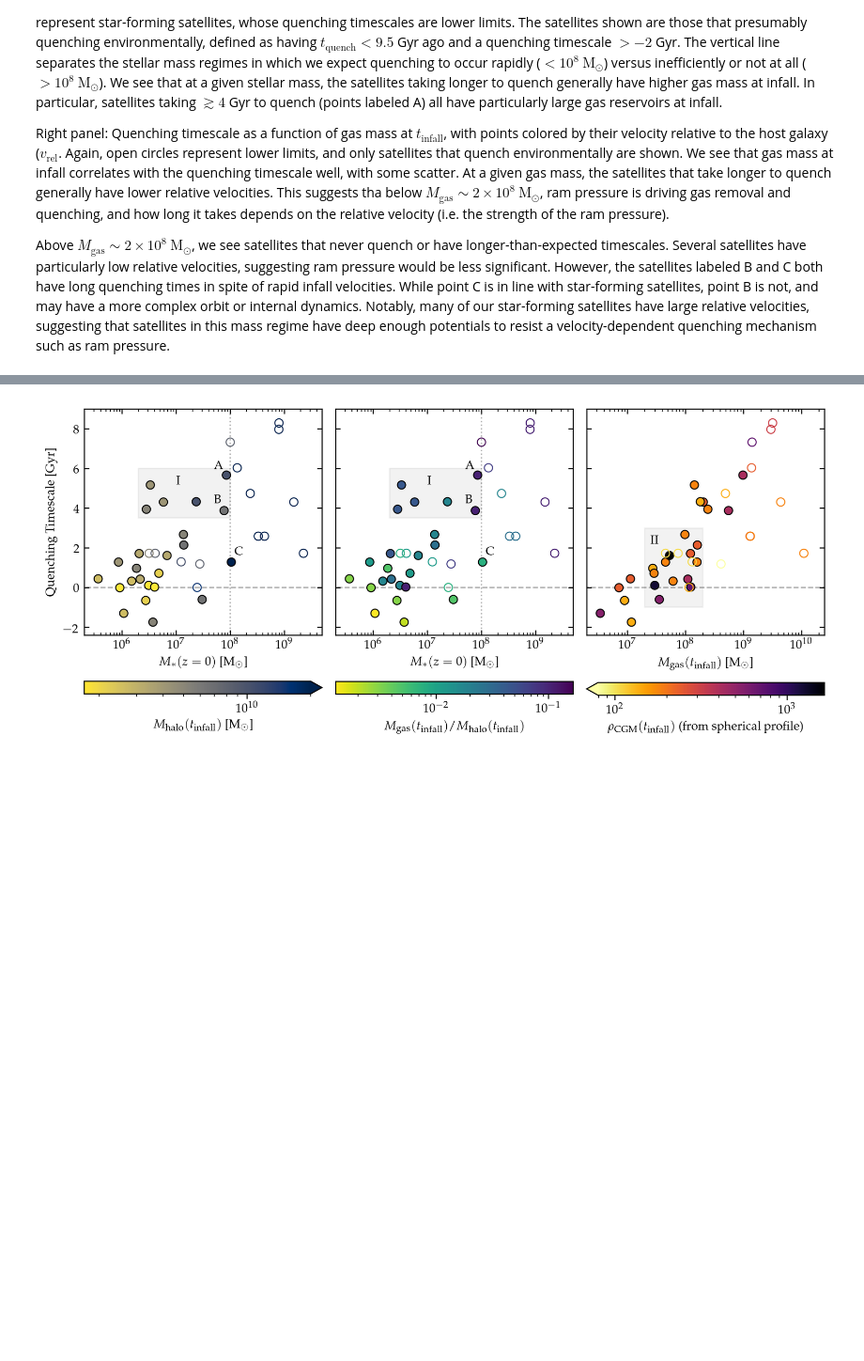
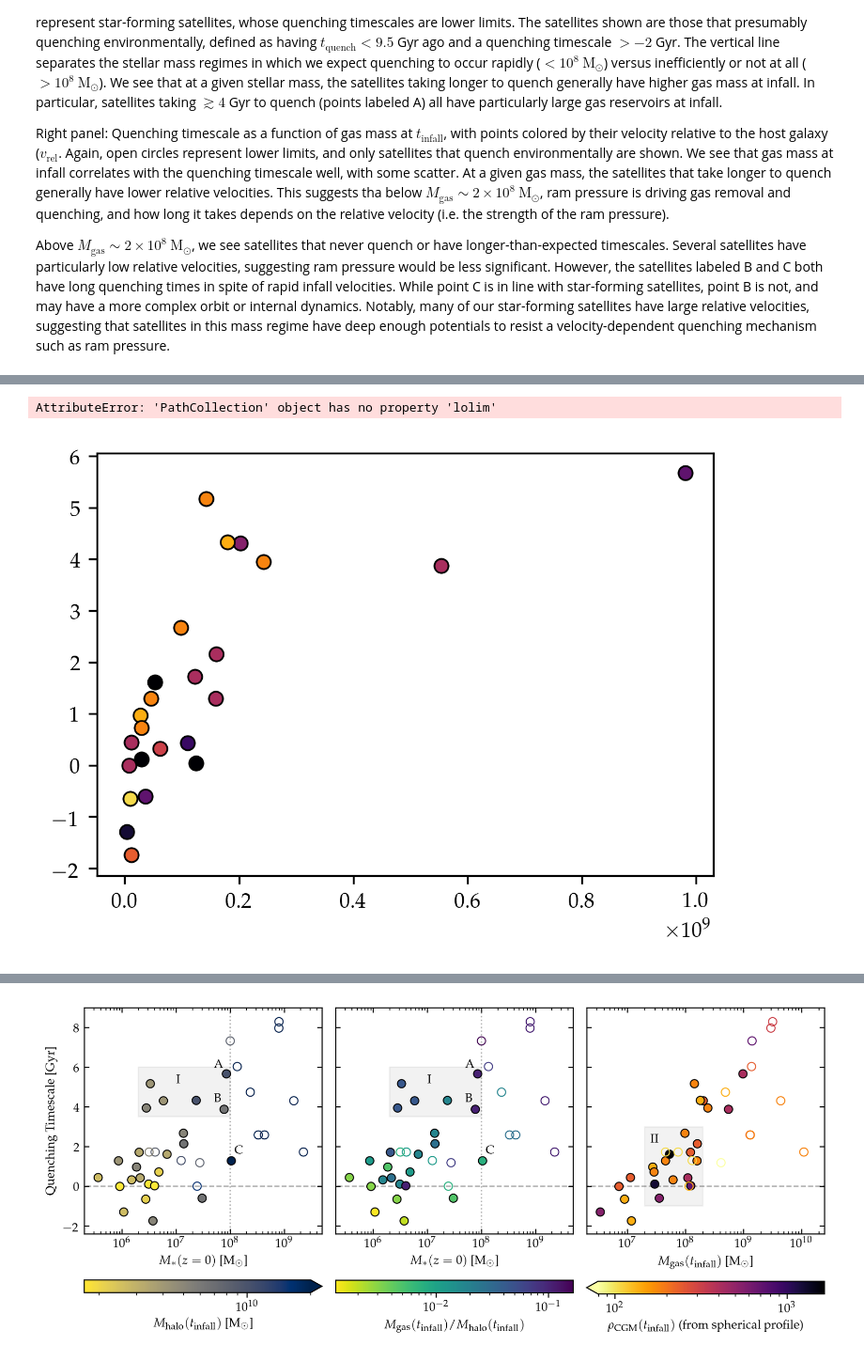
Before and after one commit to hollisakins/Justice_League_Code, a Jupyter notebook: Analysis/QuenchingTimescales/SFR_Quenching_Times.ipynb, the cells around one changed output, grey strips where cells are left out. Shown at 94% size. Drawn from its saved outputs; the diff is of its cells as text; code cells hidden in the pictures; blank space fills up the shorter version.

```diff
--- a/Analysis/QuenchingTimescales/SFR_Quenching_Times.ipynb
+++ b/Analysis/QuenchingTimescales/SFR_Quenching_Times.ipynb
@@ -1108,0 +1110,55 @@ FileNotFoundError: [Errno 2] No such file or directory: '../../Data/QuenchingTim
+# %%
+data = read_infall_properties()
+q = data[(data.tquench < 9.5)&(data.timescale > -2)] # select only satellites that quench *environmentally*
+# this may not be what we want to do in the end, but it certainly is helpful as I make the plots to reduce the *noise* i'm seeing
+quenched = np.array(data.quenched,dtype=bool)
+sf = data[~quenched]
+data = q.append(sf)
+
+sim = np.array(data.sim, dtype=str)
+haloid = np.array(data.haloid, dtype=int)
+
+fig, ax = plt.subplots(1,1, figsize=(4,2.8c),dpi=300, sharey=True, constrained_layout=True)
+pad = 0.01
+aspect = 8
+
+quenched = np.array(data.quenched,dtype=bool)
+mstar = np.array(data.z0_M_star,dtype=float)
+tinfall = np.array(data.tinfall)
+timescale = np.array(data.timescale)
+timescale[~quenched] = tinfall[~quenched]
+
+M_gas_at_infall = np.array(data.M_gas_at_infall, dtype=float)
+Pram = np.array(data.Pram)
+z0_M_star = np.array(data.z0_M_star)
+
+cmap_name = 'inferno_r'
+cmap = mpl.cm.get_cmap(cmap_name, 12)
+# max_Pram, min_Pram = np.max(Pram), np.min(Pram)
+max_Pram, min_Pram = np.max(Pram), 2e6
+
+for s,h,q, mg, t, pr in zip(sim, haloid, quenched, M_gas_at_infall, timescale, Pram):
+    color = cmap((np.log10(pr) - np.log10(min_Pram))/(np.log10(max_Pram) - np.log10(min_Pram)))
+    if q:
+        im0 = ax.scatter([mg], [t], fc = color,  ec='k', lw=0.75, zorder=2)
+    else:
+        im0 = ax.scatter([mg], [t], fc = 'none',  ec=color, lw=0.75, zorder=2, lolim=True)
+
+fig.colorbar(mpl.cm.ScalarMappable(norm=mpl.colors.LogNorm(vmin=min_Pram, vmax=max_Pram), cmap=cmap_name), ax=ax, extend='min',
+             label=r'$P_{\mathrm{ram}}(t_{\mathrm{infall}})$ [$\mathrm{M}_{\odot}~\mathrm{kpc}^{-3}~\mathrm{km}^2~\mathrm{s}^{-2}$]')
+
+ax.semilogx()
+ax.tick_params(direction='in', which='both')
+ax.yaxis.set_ticks_position('both')
+ax.xaxis.set_ticks_position('both')
+ax.plot([1e4,1e11],[0,0], 'k--', linewidth=1, alpha=0.3,zorder=-1)
+ax.set_ylabel('Quenching Timescale [Gyr]')
+ax.set_ylim(-2.4, 9)
+ax.set_xlabel('$M_{\mathrm{gas}}(t_{\mathrm{infall}})$ [$\mathrm{M}_\odot$]')
+ax.set_xlim(2e6, 2.5e10)
+
+plt.savefig('ram_pressure_Goldwater.pdf',dpi=300)
+plt.show()
+# %% [output]
+AttributeError: 'PathCollection' object has no property 'lolim'
+[figure, added]
```
Also changed, not shown: parts of 14 cells of this notebook, 14 other files.
